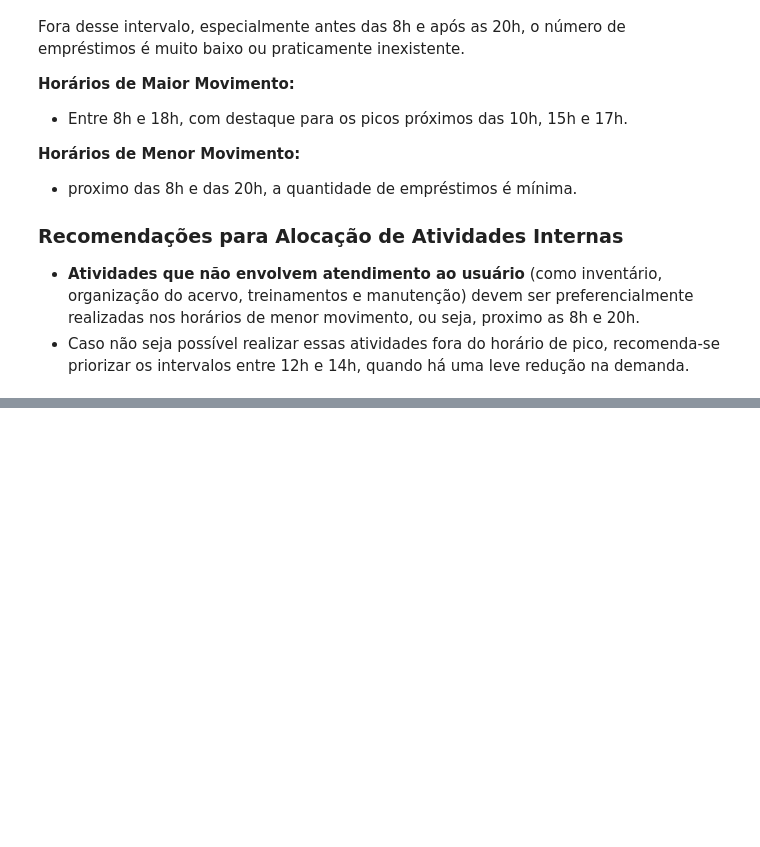
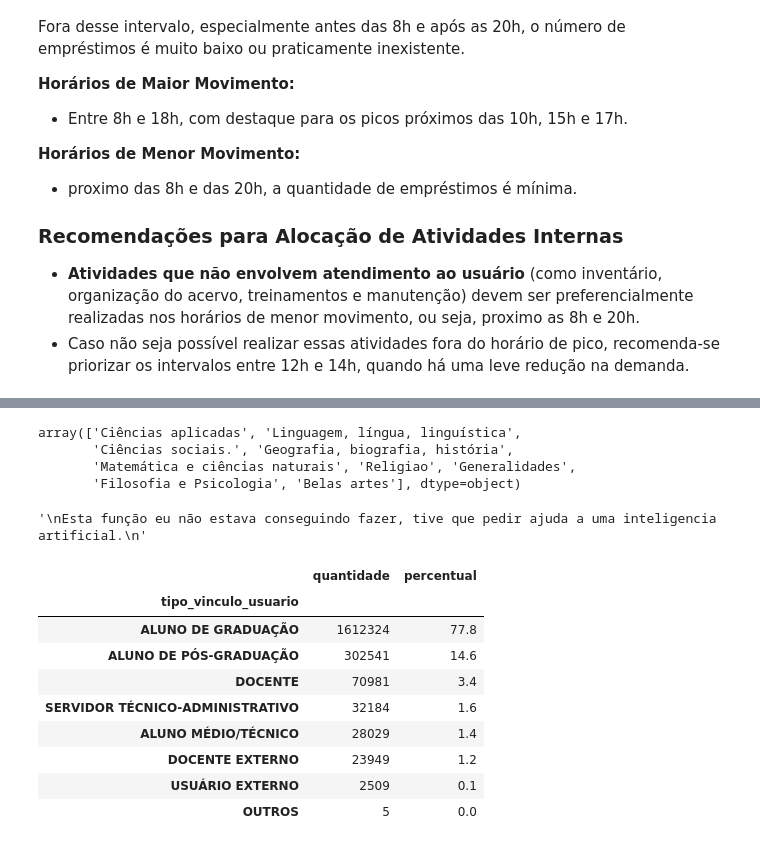
Before and after one commit to murilotw123/7_Days_Of_Code_Alura_Data_science, a Jupyter notebook: 7daysofcode.ipynb, the cells around one changed output, grey strips where cells are left out. Saved outputs shown, nothing was run; the diff lists cells and outputs as text; code cells hidden in the pictures; blank space fills up the shorter version.

```diff
--- a/7daysofcode.ipynb
+++ b/7daysofcode.ipynb
@@ -348,0 +408,37 @@ O gráfico de empréstimos por hora mostra claramente que a demanda na bibliotec
+# %%
+emprestimos.CDU.unique()
+# %% [output]
+array(['Ciências aplicadas', 'Linguagem, língua, linguística',
+       'Ciências sociais.', 'Geografia, biografia, história',
+       'Matemática e ciências naturais', 'Religiao', 'Generalidades',
+       'Filosofia e Psicologia', 'Belas artes'], dtype=object)
+# %%
+
+def tabela_frequencia(variavel):
+
+
+  dataframe = pd.DataFrame(emprestimos[variavel].value_counts())
+  dataframe.columns = ['quantidade']
+  dataframe['percentual'] = round((dataframe.quantidade / dataframe.quantidade.sum())*100,1)
+
+  return dataframe
+
+
+"""
+Esta função eu não estava conseguindo fazer, tive que pedir ajuda a uma inteligencia artificial.
+"""
+# %% [output]
+'\nEsta função eu não estava conseguindo fazer, tive que pedir ajuda a uma inteligencia artificial.\n'
+# %%
+tabela_frequencia('tipo_vinculo_usuario')
+# %% [output]
+|  | quantidade | percentual |
+| tipo_vinculo_usuario |  |  |
+| ALUNO DE GRADUAÇÃO | 1612324 | 77.8 |
+| ALUNO DE PÓS-GRADUAÇÃO | 302541 | 14.6 |
+| DOCENTE | 70981 | 3.4 |
+| SERVIDOR TÉCNICO-ADMINISTRATIVO | 32184 | 1.6 |
+| ALUNO MÉDIO/TÉCNICO | 28029 | 1.4 |
+| DOCENTE EXTERNO | 23949 | 1.2 |
+| USUÁRIO EXTERNO | 2509 | 0.1 |
+| OUTROS | 5 | 0.0 |
```
Also changed, not shown: parts of 13 cells of this notebook.
